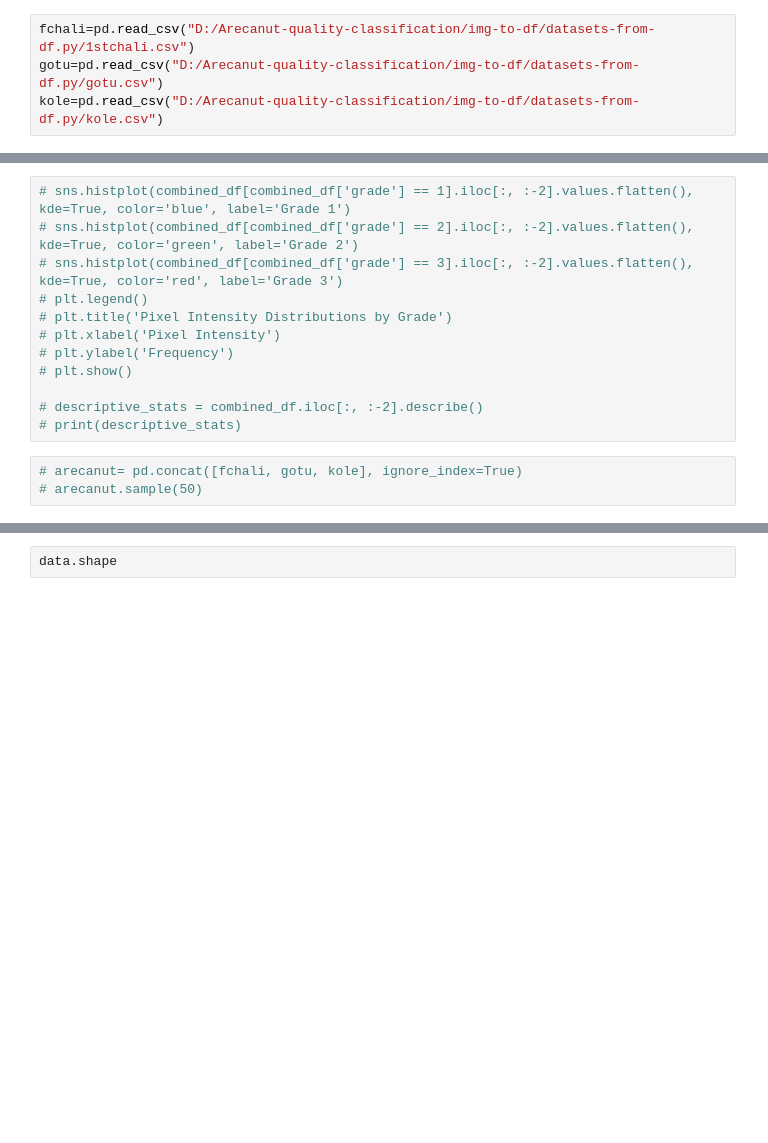
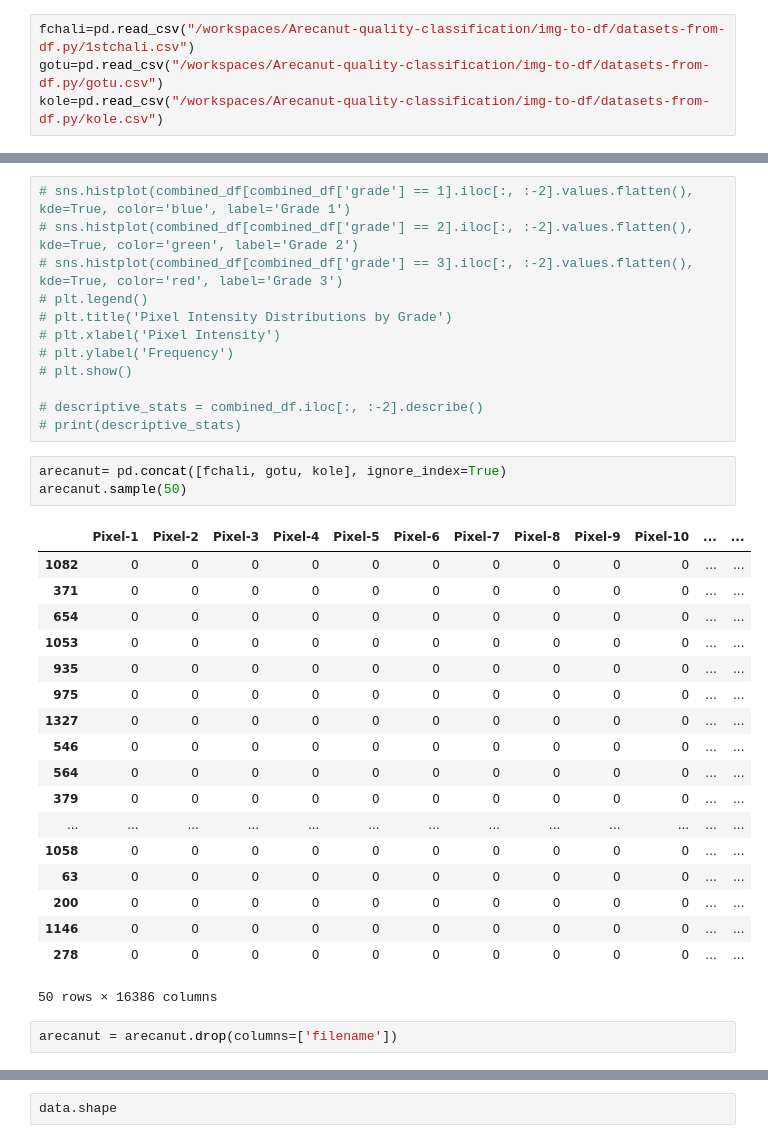
Before and after one commit to negativenagesh/Arecaverse, a Jupyter notebook: EDA/eda.ipynb, the cells around one changed output, grey strips where cells are left out. Saved outputs shown, nothing was run; the diff lists cells and outputs as text; blank space fills up the shorter version.

```diff
--- a/EDA/eda.ipynb
+++ b/EDA/eda.ipynb
@@ -11,9 +11,9 @@ from sklearn.preprocessing import StandardScaler
 from sklearn.model_selection import train_test_split
 from sklearn.tree import DecisionTreeClassifier
 # %%
-fchali=pd.read_csv("D:/Arecanut-quality-classification/img-to-df/datasets-from-df.py/1stchali.csv")
-gotu=pd.read_csv("D:/Arecanut-quality-classification/img-to-df/datasets-from-df.py/gotu.csv")
-kole=pd.read_csv("D:/Arecanut-quality-classification/img-to-df/datasets-from-df.py/kole.csv")
+fchali=pd.read_csv("/workspaces/Arecanut-quality-classification/img-to-df/datasets-from-df.py/1stchali.csv")
+gotu=pd.read_csv("/workspaces/Arecanut-quality-classification/img-to-df/datasets-from-df.py/gotu.csv")
+kole=pd.read_csv("/workspaces/Arecanut-quality-classification/img-to-df/datasets-from-df.py/kole.csv")
 # %%
 print(fchali.info())
 print(gotu.info())
@@ -96,8 +96,29 @@ plt.show()
 # descriptive_stats = combined_df.iloc[:, :-2].describe()
 # print(descriptive_stats)
 # %%
-# arecanut= pd.concat([fchali, gotu, kole], ignore_index=True)
-# arecanut.sample(50)
+arecanut= pd.concat([fchali, gotu, kole], ignore_index=True)
+arecanut.sample(50)
+# %% [output]
+|  | Pixel-1 | Pixel-2 | Pixel-3 | Pixel-4 | Pixel-5 | Pixel-6 | Pixel-7 | Pixel-8 | Pixel-9 | Pixel-10 | ... | ... |
+| 1082 | 0 | 0 | 0 | 0 | 0 | 0 | 0 | 0 | 0 | 0 | ... | ... |
+| 371 | 0 | 0 | 0 | 0 | 0 | 0 | 0 | 0 | 0 | 0 | ... | ... |
+| 654 | 0 | 0 | 0 | 0 | 0 | 0 | 0 | 0 | 0 | 0 | ... | ... |
+| 1053 | 0 | 0 | 0 | 0 | 0 | 0 | 0 | 0 | 0 | 0 | ... | ... |
+| 935 | 0 | 0 | 0 | 0 | 0 | 0 | 0 | 0 | 0 | 0 | ... | ... |
+| 975 | 0 | 0 | 0 | 0 | 0 | 0 | 0 | 0 | 0 | 0 | ... | ... |
+| 1327 | 0 | 0 | 0 | 0 | 0 | 0 | 0 | 0 | 0 | 0 | ... | ... |
+| 546 | 0 | 0 | 0 | 0 | 0 | 0 | 0 | 0 | 0 | 0 | ... | ... |
+| 564 | 0 | 0 | 0 | 0 | 0 | 0 | 0 | 0 | 0 | 0 | ... | ... |
+| 379 | 0 | 0 | 0 | 0 | 0 | 0 | 0 | 0 | 0 | 0 | ... | ... |
+| ... | ... | ... | ... | ... | ... | ... | ... | ... | ... | ... | ... | ... |
+| 1058 | 0 | 0 | 0 | 0 | 0 | 0 | 0 | 0 | 0 | 0 | ... | ... |
+| 63 | 0 | 0 | 0 | 0 | 0 | 0 | 0 | 0 | 0 | 0 | ... | ... |
+| 200 | 0 | 0 | 0 | 0 | 0 | 0 | 0 | 0 | 0 | 0 | ... | ... |
+| 1146 | 0 | 0 | 0 | 0 | 0 | 0 | 0 | 0 | 0 | 0 | ... | ... |
+| 278 | 0 | 0 | 0 | 0 | 0 | 0 | 0 | 0 | 0 | 0 | ... | ... |
+50 rows × 16386 columns
+# %%
+arecanut = arecanut.drop(columns=['filename'])
 # %%
 arecanut.info()
 # %% [output]
```
Also changed, not shown: parts of 25 cells of this notebook.
